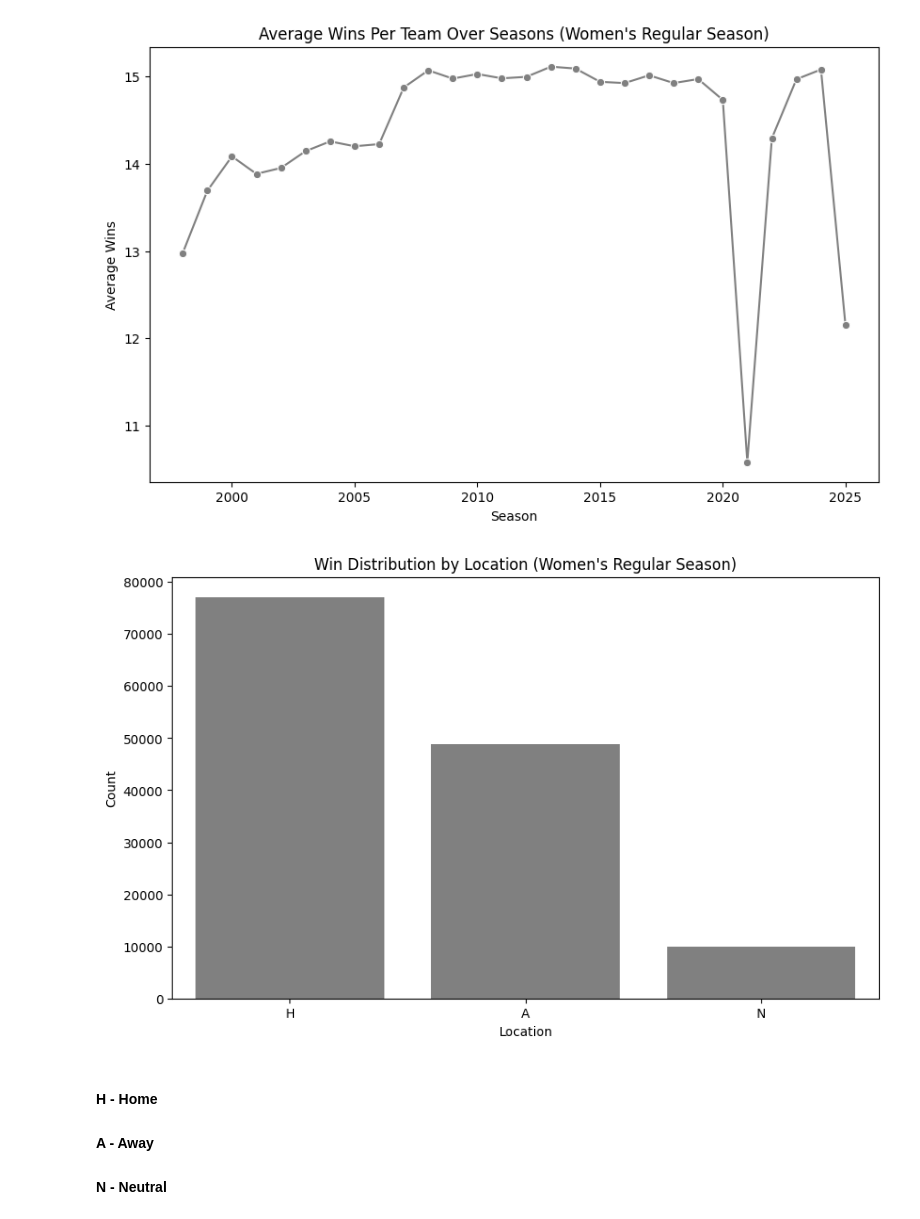
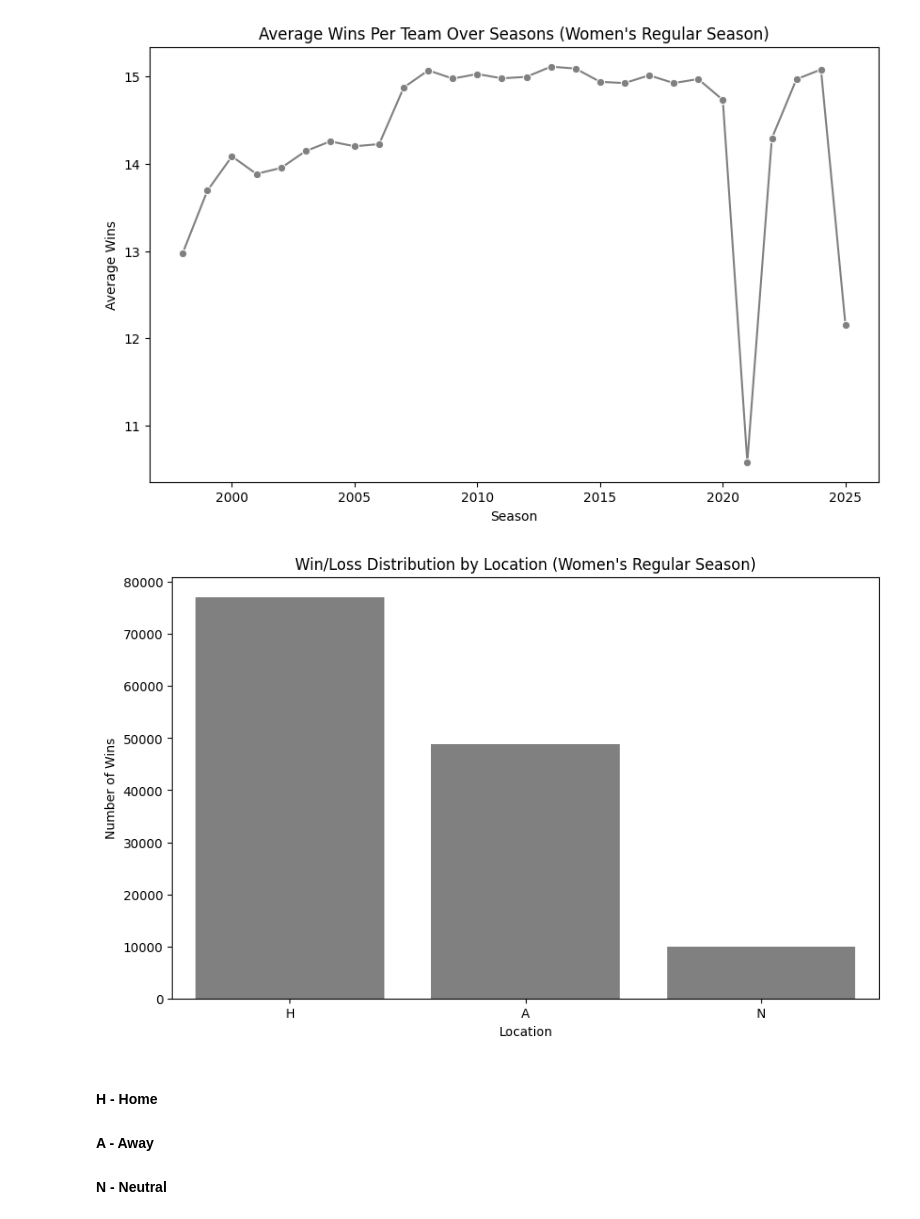
Before and after one commit to HuseinGhadiali/NCAA_Basketball_Kaggle_MM2025, a Jupyter notebook: Initial_EDA.ipynb, the cells around one changed output. Cells and saved outputs as stored; diff of their text form; code cells hidden in the pictures.

```diff
--- a/Initial_EDA.ipynb
+++ b/Initial_EDA.ipynb
@@ -307,15 +313,17 @@ plt.show()
 # %% [output]
 [figure]
 # %%
-# Win/Loss Distribution by Location (Women)
+# Win/Loss Distribution by Location (Women) sorted by descending order
+location_w = w_compact_results.groupby('WLoc').size().reset_index(name='Wins')
+location_w = location_w.sort_values(by='Wins', ascending=False)
 plt.figure(figsize=(10, 6))
-sns.countplot(data=w_compact_results, x='WLoc', color = 'gray')
-plt.title('Win Distribution by Location (Women\'s Regular Season)')
+sns.barplot(data=location_w, x='WLoc', y='Wins', color='gray')
+plt.title('Win/Loss Distribution by Location (Women\'s Regular Season)')
 plt.xlabel('Location')
-plt.ylabel('Count')
+plt.ylabel('Number of Wins')
 plt.show()
 # %% [output]
-[figure, old version]
+[figure, new version]
 # %% [markdown]
 #### H - Home
 #### A - Away
```
Also changed, not shown: parts of 8 cells of this notebook.
